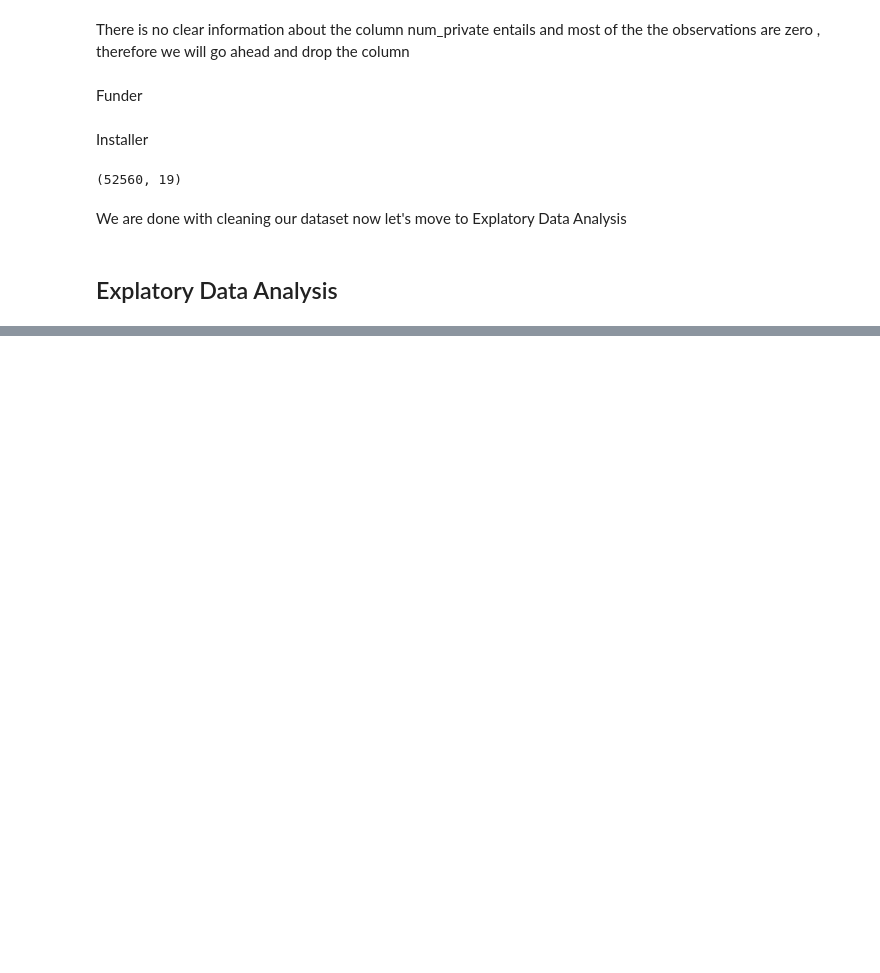
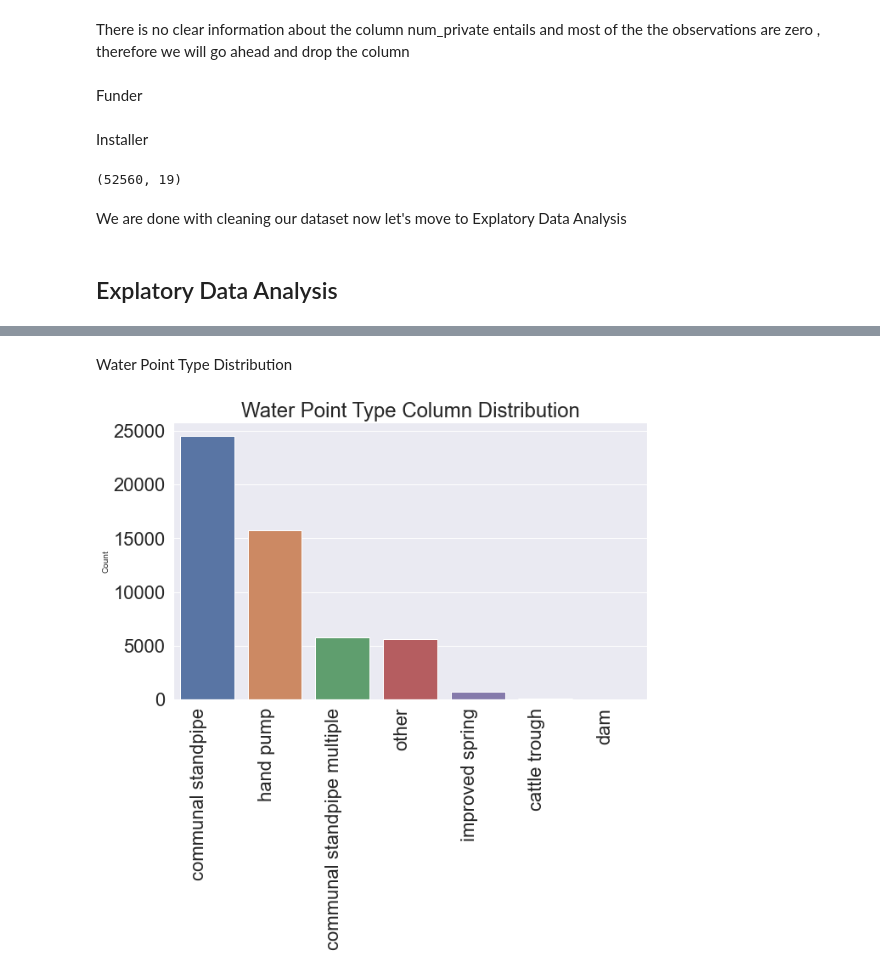
Before and after one commit to atienosonia/Tanzanian_Water_Wells, a Jupyter notebook: student.ipynb, the cells around one changed output, grey strips where cells are left out. Saved outputs shown, nothing was run; the diff lists cells and outputs as text; code cells hidden in the pictures; blank space fills up the shorter version.

```diff
--- a/student.ipynb
+++ b/student.ipynb
@@ -860,0 +885,6 @@ Text(0.5, 1.0, 'Targets Distribution')
+# %% [markdown]
+Water Point Type Distribution
+# %%
+plot_data(df, 'waterpoint_type', 'Water Point Type Column Distribution')
+# %% [output]
+[figure, added]
```
Also changed, not shown: parts of 35 cells of this notebook.
